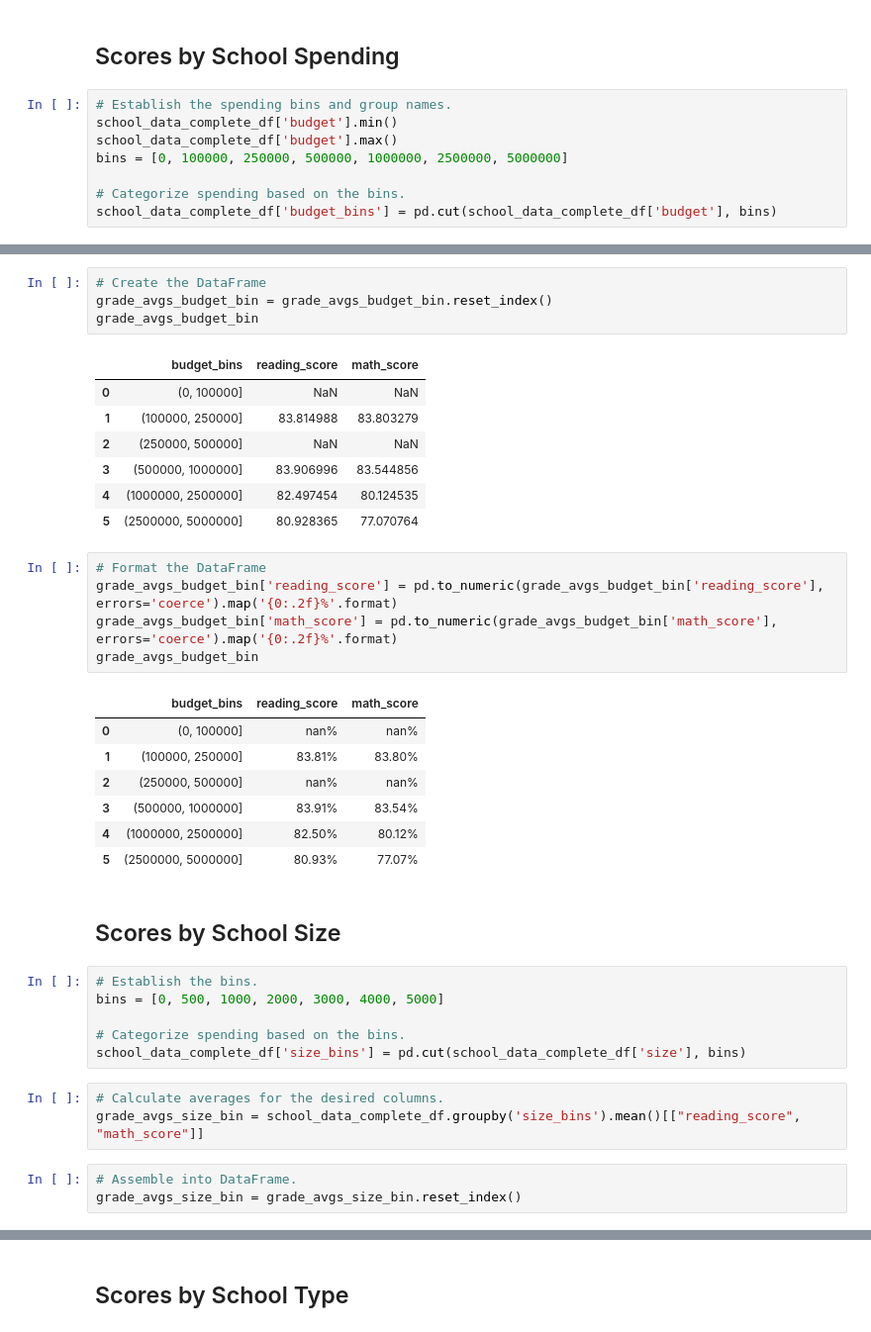
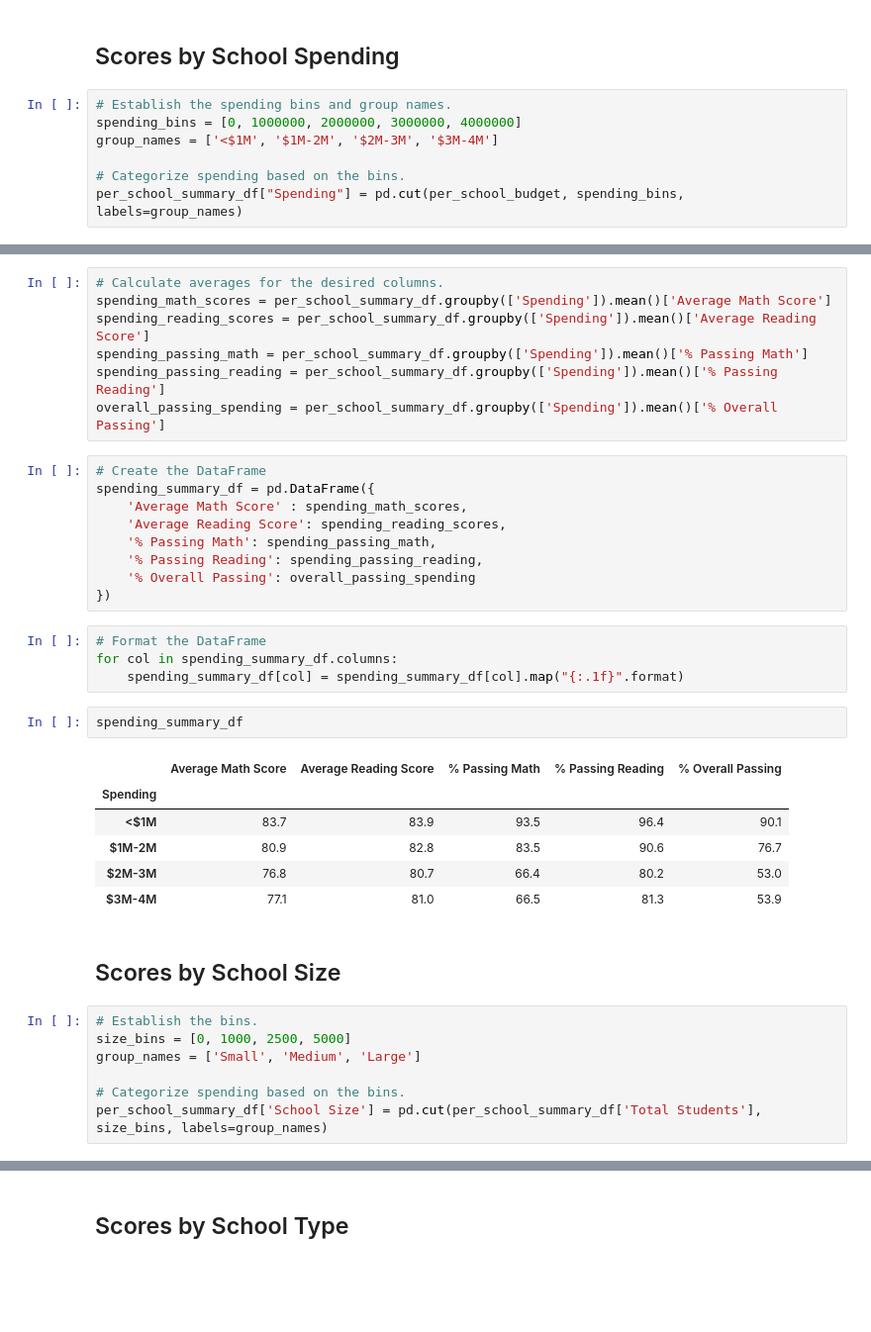
Before and after one commit to liam-selfors/School_District_Analysis, a Jupyter notebook: PyCitySchools_Challenge.ipynb, the cells around one changed output, grey strips where cells are left out. Shown at 99% size. Saved outputs shown, nothing was run; the diff lists cells and outputs as text; blank space fills up the shorter version.

```diff
--- a/PyCitySchools_Challenge.ipynb
+++ b/PyCitySchools_Challenge.ipynb
@@ -439,9 +439,8 @@ reading_scores_by_school
 ## Scores by School Spending
 # %%
 # Establish the spending bins and group names.
-school_data_complete_df['budget'].min()
-school_data_complete_df['budget'].max()
-bins = [0, 100000, 250000, 500000, 1000000, 2500000, 5000000]
+spending_bins = [0, 1000000, 2000000, 3000000, 4000000]
+group_names = ['<$1M', '$1M-2M', '$2M-3M', '$3M-4M']
 
 # Categorize spending based on the bins.
-school_data_complete_df['budget_bins'] = pd.cut(school_data_complete_df['budget'], bins)
+per_school_summary_df["Spending"] = pd.cut(per_school_budget, spending_bins, labels=group_names)
@@ -451,39 +447,38 @@ grade_avgs_budget_bin = school_data_complete_df.groupby('budget_bins').mean()[["
-# %%
-# Create the DataFrame
-grade_avgs_budget_bin = grade_avgs_budget_bin.reset_index()
-grade_avgs_budget_bin
-# %% [output]
-|  | budget_bins | reading_score | math_score |
-| 0 | (0, 100000] | NaN | NaN |
-| 1 | (100000, 250000] | 83.814988 | 83.803279 |
-| 2 | (250000, 500000] | NaN | NaN |
-| 3 | (500000, 1000000] | 83.906996 | 83.544856 |
-| 4 | (1000000, 2500000] | 82.497454 | 80.124535 |
-| 5 | (2500000, 5000000] | 80.928365 | 77.070764 |
-# %%
-# Format the DataFrame
-grade_avgs_budget_bin['reading_score'] = pd.to_numeric(grade_avgs_budget_bin['reading_score'], errors='coerce').map('{0:.2f}%'.format)
-grade_avgs_budget_bin['math_score'] = pd.to_numeric(grade_avgs_budget_bin['math_score'], errors='coerce').map('{0:.2f}%'.format)
-grade_avgs_budget_bin
-# %% [output]
-|  | budget_bins | reading_score | math_score |
-| 0 | (0, 100000] | nan% | nan% |
-| 1 | (100000, 250000] | 83.81% | 83.80% |
-| 2 | (250000, 500000] | nan% | nan% |
-| 3 | (500000, 1000000] | 83.91% | 83.54% |
-| 4 | (1000000, 2500000] | 82.50% | 80.12% |
-| 5 | (2500000, 5000000] | 80.93% | 77.07% |
+# %%
+# Calculate averages for the desired columns.
+spending_math_scores = per_school_summary_df.groupby(['Spending']).mean()['Average Math Score']
+spending_reading_scores = per_school_summary_df.groupby(['Spending']).mean()['Average Reading Score']
+spending_passing_math = per_school_summary_df.groupby(['Spending']).mean()['% Passing Math']
+spending_passing_reading = per_school_summary_df.groupby(['Spending']).mean()['% Passing Reading']
+overall_passing_spending = per_school_summary_df.groupby(['Spending']).mean()['% Overall Passing']
+# %%
+# Create the DataFrame
+spending_summary_df = pd.DataFrame({
+    'Average Math Score' : spending_math_scores,
+    'Average Reading Score': spending_reading_scores,
+    '% Passing Math': spending_passing_math,
+    '% Passing Reading': spending_passing_reading,
+    '% Overall Passing': overall_passing_spending
+})
+# %%
+# Format the DataFrame
+for col in spending_summary_df.columns:
+    spending_summary_df[col] = spending_summary_df[col].map("{:.1f}".format)
+# %%
+spending_summary_df
+# %% [output]
+|  | Average Math Score | Average Reading Score | % Passing Math | % Passing Reading | % Overall Passing |
+| Spending |  |  |  |  |  |
+| <$1M | 83.7 | 83.9 | 93.5 | 96.4 | 90.1 |
+| $1M-2M | 80.9 | 82.8 | 83.5 | 90.6 | 76.7 |
+| $2M-3M | 76.8 | 80.7 | 66.4 | 80.2 | 53.0 |
+| $3M-4M | 77.1 | 81.0 | 66.5 | 81.3 | 53.9 |
 # %% [markdown]
 ## Scores by School Size
 # %%
 # Establish the bins.
-bins = [0, 500, 1000, 2000, 3000, 4000, 5000]
+size_bins = [0, 1000, 2500, 5000]
+group_names = ['Small', 'Medium', 'Large']
 
 # Categorize spending based on the bins.
-school_data_complete_df['size_bins'] = pd.cut(school_data_complete_df['size'], bins)
+per_school_summary_df['School Size'] = pd.cut(per_school_summary_df['Total Students'], size_bins, labels=group_names)
-# %%
-# Calculate averages for the desired columns.
-grade_avgs_size_bin = school_data_complete_df.groupby('size_bins').mean()[["reading_score", "math_score"]]
-# %%
-# Assemble into DataFrame.
-grade_avgs_size_bin = grade_avgs_size_bin.reset_index()
```
Also changed, not shown: parts of 13 cells of this notebook, 13 other files.
